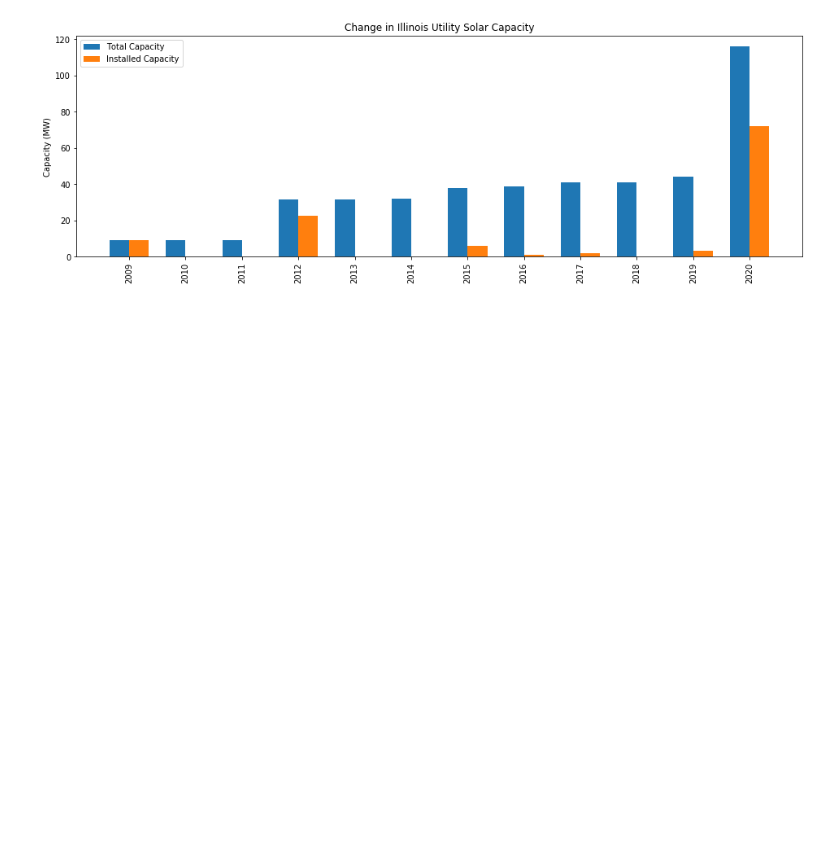
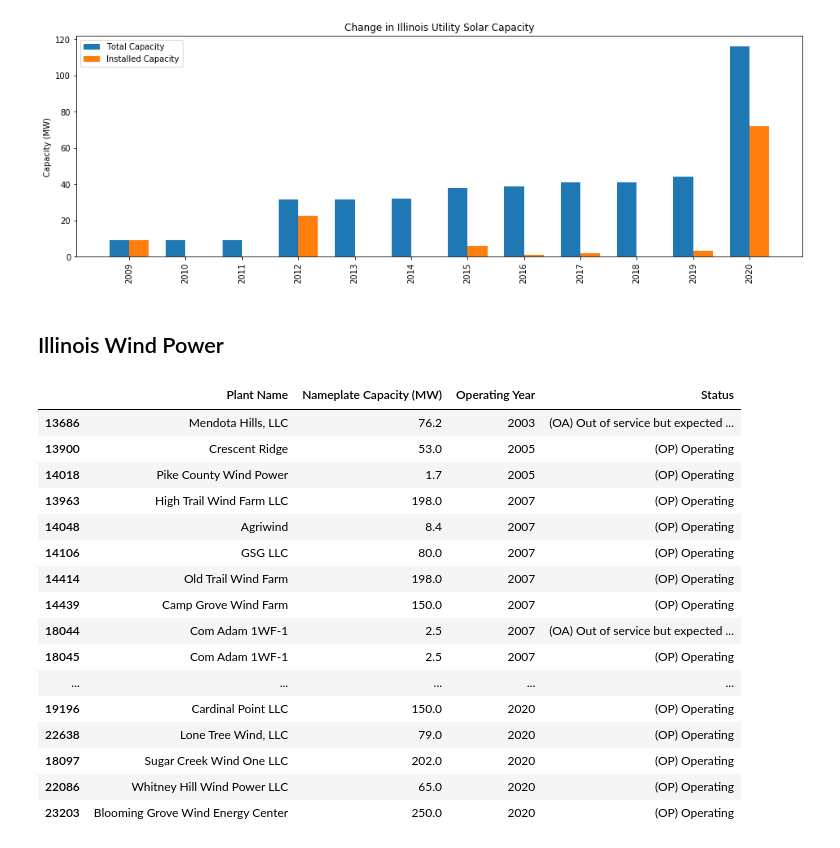
Before and after one commit to arfc/2021-04-nm-illinois, a Jupyter notebook: data/electric_capacity_illinois.ipynb, the cells around one changed output. Cells and saved outputs as stored; diff of their text form; code cells hidden in the pictures; blank space fills up the shorter version.

```diff
--- a/data/electric_capacity_illinois.ipynb
+++ b/data/electric_capacity_illinois.ipynb
@@ -270,3 +286,29 @@ ax.legend()
 plt.show()
 # %% [output]
 [figure]
+# %% [markdown]
+## Illinois Wind Power
+# %%
+wind = 'Onshore Wind Turbine'
+winddf = illinois_plants[illinois_plants['Technology'] == wind]
+columns = ['Plant Name', 'Nameplate Capacity (MW)', 'Operating Year','Status']
+sorted_winddf = winddf[columns].sort_values(by=['Operating Year'])
+sorted_winddf
+# %% [output]
+|  | Plant Name | Nameplate Capacity (MW) | Operating Year | Status |
+| 13686 | Mendota Hills, LLC | 76.2 | 2003 | (OA) Out of service but expected ... |
+| 13900 | Crescent Ridge | 53.0 | 2005 | (OP) Operating |
+| 14018 | Pike County Wind Power | 1.7 | 2005 | (OP) Operating |
+| 13963 | High Trail Wind Farm LLC | 198.0 | 2007 | (OP) Operating |
+| 14048 | Agriwind | 8.4 | 2007 | (OP) Operating |
+| 14106 | GSG LLC | 80.0 | 2007 | (OP) Operating |
+| 14414 | Old Trail Wind Farm | 198.0 | 2007 | (OP) Operating |
+| 14439 | Camp Grove Wind Farm | 150.0 | 2007 | (OP) Operating |
+| 18044 | Com Adam 1WF-1 | 2.5 | 2007 | (OA) Out of service but expected ... |
+| 18045 | Com Adam 1WF-1 | 2.5 | 2007 | (OP) Operating |
+| ... | ... | ... | ... | ... |
+| 19196 | Cardinal Point LLC | 150.0 | 2020 | (OP) Operating |
+| 22638 | Lone Tree Wind, LLC | 79.0 | 2020 | (OP) Operating |
+| 18097 | Sugar Creek Wind One LLC | 202.0 | 2020 | (OP) Operating |
+| 22086 | Whitney Hill Wind Power LLC | 65.0 | 2020 | (OP) Operating |
+| 23203 | Blooming Grove Wind Energy Center | 250.0 | 2020 | (OP) Operating |
```
Also changed, not shown: parts of 4 cells of this notebook, 3 other files.
